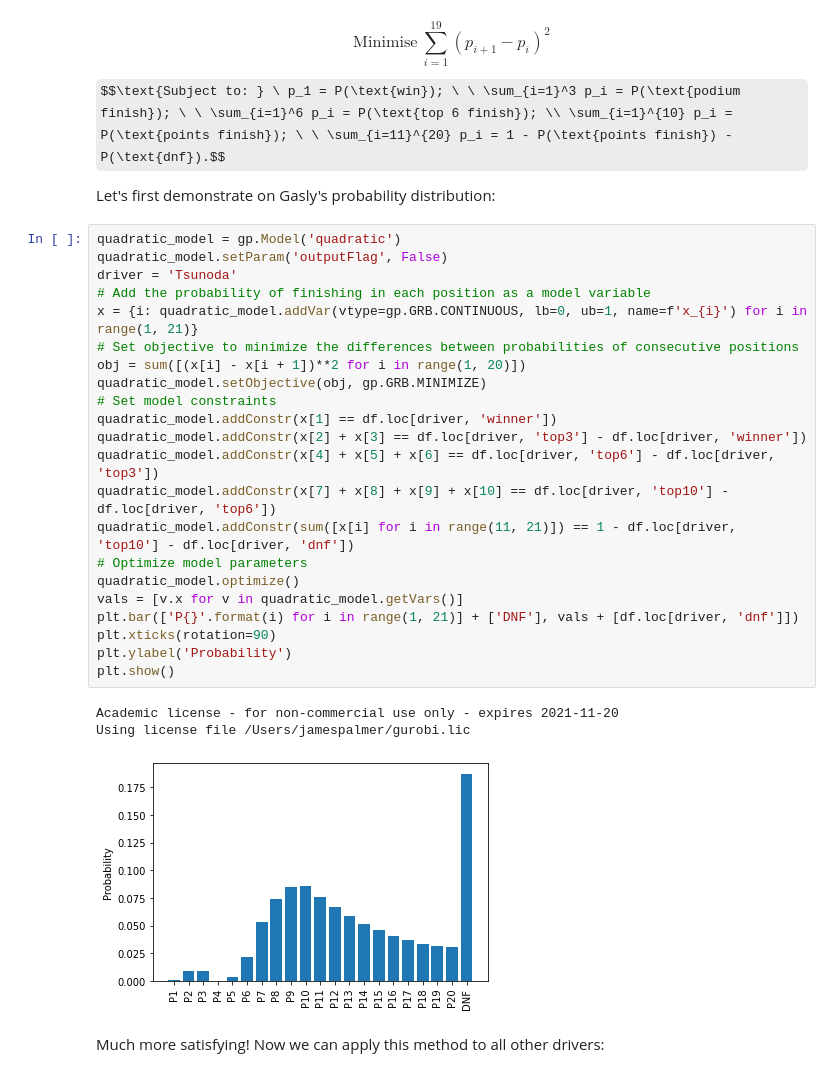
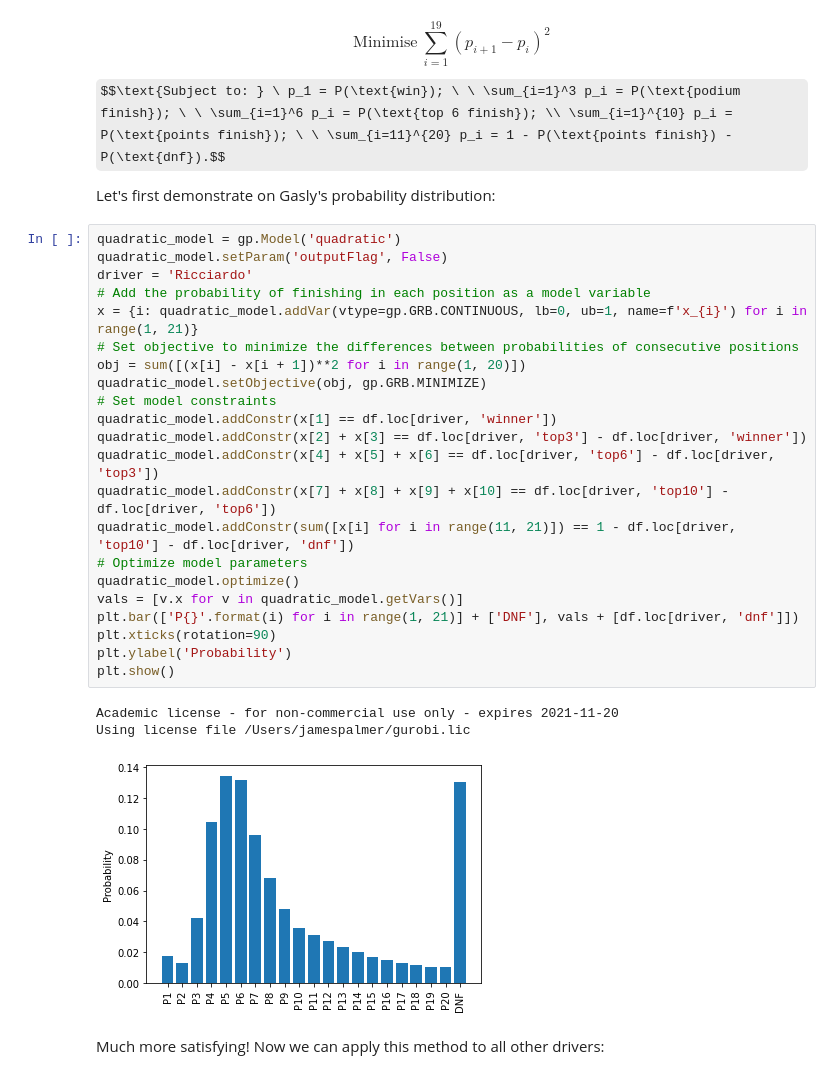
Before and after one commit to harryrgrove/F1_model, a Jupyter notebook: model.ipynb, the cells around one changed output. Saved outputs shown, nothing was run; the diff lists cells and outputs as text; some formulas as TeX source.

```diff
--- a/model.ipynb
+++ b/model.ipynb
@@ -174,29 +174,29 @@ Let's first demonstrate on Gasly's probability distribution:
 # %%
 quadratic_model = gp.Model('quadratic')
 quadratic_model.setParam('outputFlag', False)
-driver = 'Tsunoda'
+driver = 'Ricciardo'
 # Add the probability of finishing in each position as a model variable
 x = {i: quadratic_model.addVar(vtype=gp.GRB.CONTINUOUS, lb=0, ub=1, name=f'x_{i}') for i in range(1, 21)}
 # Set objective to minimize the differences between probabilities of consecutive positions
 obj = sum([(x[i] - x[i + 1])**2 for i in range(1, 20)])
 quadratic_model.setObjective(obj, gp.GRB.MINIMIZE)
 # Set model constraints
 quadratic_model.addConstr(x[1] == df.loc[driver, 'winner'])
 quadratic_model.addConstr(x[2] + x[3] == df.loc[driver, 'top3'] - df.loc[driver, 'winner'])
 quadratic_model.addConstr(x[4] + x[5] + x[6] == df.loc[driver, 'top6'] - df.loc[driver, 'top3'])
 quadratic_model.addConstr(x[7] + x[8] + x[9] + x[10] == df.loc[driver, 'top10'] - df.loc[driver, 'top6'])
 quadratic_model.addConstr(sum([x[i] for i in range(11, 21)]) == 1 - df.loc[driver, 'top10'] - df.loc[driver, 'dnf'])
 # Optimize model parameters
 quadratic_model.optimize()
 vals = [v.x for v in quadratic_model.getVars()]
 plt.bar(['P{}'.format(i) for i in range(1, 21)] + ['DNF'], vals + [df.loc[driver, 'dnf']])
 plt.xticks(rotation=90)
 plt.ylabel('Probability')
 plt.show()
 # %% [output]
 Academic license - for non-commercial use only - expires 2021-11-20
 Using license file /Users/jamespalmer/gurobi.lic
-[figure, old version]
+[figure, new version]
 # %% [markdown]
 Much more satisfying! Now we can apply this method to all other drivers:
 # %%
```
Also changed, not shown: parts of 24 cells of this notebook.
